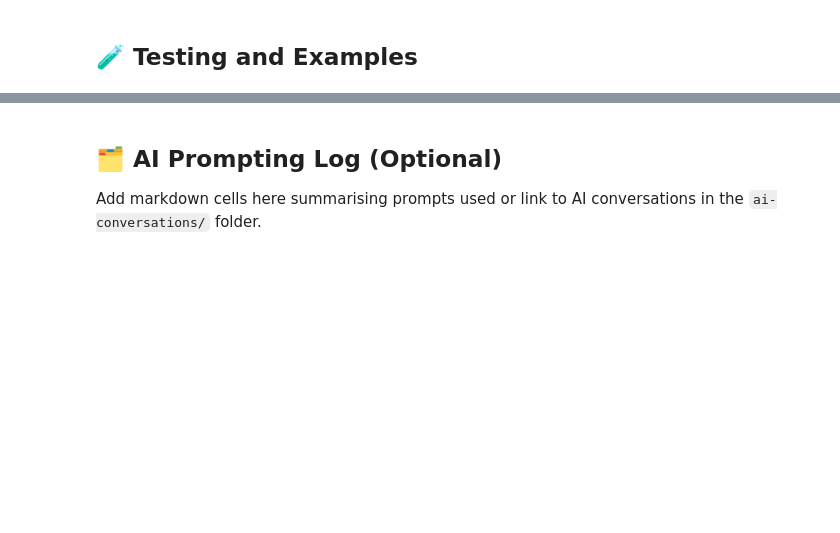
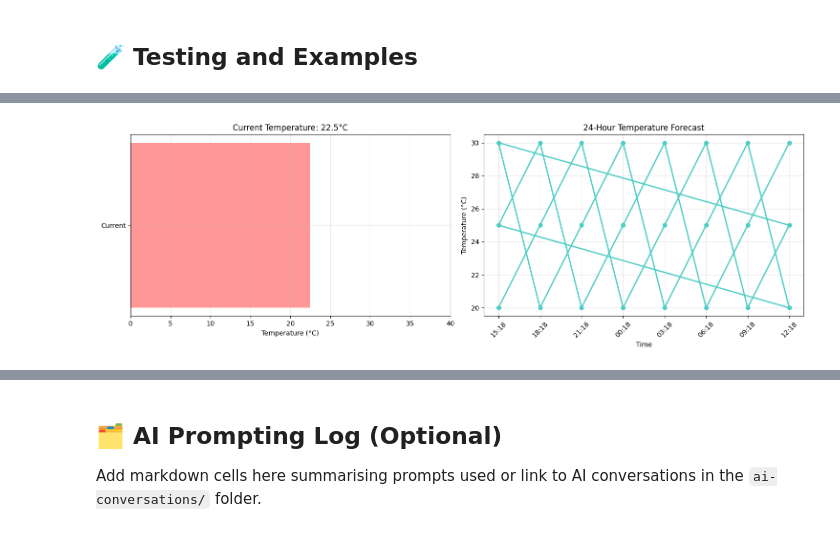
Before and after one commit to Janak-Khadka/WeatherWise-Janak-Khadka-23417861, a Jupyter notebook: starter_notebook.ipynb, the cells around one changed output, grey strips where cells are left out. Drawn from its saved outputs; the diff is of its cells as text; code cells hidden in the pictures; blank space fills up the shorter version.

```diff
--- a/starter_notebook.ipynb
+++ b/starter_notebook.ipynb
@@ -683,8 +791,10 @@ weather_app = WeatherWiseInterface()
 # 🧪 Testing and Examples
 
 def run_comprehensive_tests():
-
-    print("COMPREHENSIVE WEATHERWISE TEST SUITE")
+    """
+    Run comprehensive tests for all WeatherWise components
+    """
+    print("🧪 COMPREHENSIVE WEATHERWISE TEST SUITE")
     print("=" * 60)
 
     # Initialize components
@@ -693,14 +803,14 @@ def run_comprehensive_tests():
     advisor = WeatherAdvisor()
 
     # Test 1: Weather Data Fetching
-    print("\n1. WEATHER DATA FETCHING TESTS")
+    print("\n1. 🔄 WEATHER DATA FETCHING TESTS")
     print("-" * 40)
 
     test_locations = ["Perth", "Sydney", "Melbourne", "London"]
 
     for location in test_locations:
         try:
-            print(f" Testing: {location}")
+            print(f"📍 Testing: {location}")
             weather_data = fetcher.get_weather_data(location, 2)
             current = weather_data['current']
 
@@ -709,38 +819,38 @@ def run_comprehensive_tests():
             assert 'humidity' in current, f"Missing humidity for {location}"
             assert 'weather_description' in current, f"Missing weather description for {location}"
 
-            print(f"   Temperature: {current['temperature']}°C")
-            print(f"   Conditions: {current['weather_description']}")
-            print(f"   Humidity: {current['humidity']}%")
-            print(f"   Forecast entries: {len(weather_data['forecast'])}")
+            print(f"   ✅ Temperature: {current['temperature']}°C")
+            print(f"   ✅ Conditions: {current['weather_description']}")
+            print(f"   ✅ Humidity: {current['humidity']}%")
+            print(f"   ✅ Forecast entries: {len(weather_data['forecast'])}")
 
         except Exception as e:
-            print(f"   Failed for {location}: {e}")
+            print(f"   ❌ Failed for {location}: {e}")
 
     # Test 2: Visualization Functions
-    print("\n2. VISUALIZATION FUNCTION TESTS")
+    print("\n2. 📊 VISUALIZATION FUNCTION TESTS")
     print("-" * 40)
 
     test_data = fetcher.get_weather_data("Perth", 3)
 
     try:
-        print(" Testing temperature visualization...")
+        print("🔄 Testing temperature visualization...")
         visualizer.create_temperature_visualisation(test_data)
-        print("   Temperature visualization: PASS")
+        print("   ✅ Temperature visualization: PASS")
 
-        print(" Testing precipitation visualization...")
+        print("🔄 Testing precipitation visualization...")
         visualizer.create_precipitation_visualisation(test_data)
-        print("   Precipitation visualization: PASS")
+        print("   ✅ Precipitation visualization: PASS")
 
-        print(" Testing comprehensive forecast...")
+        print("🔄 Testing comprehensive forecast...")
         visualizer.create_comprehensive_forecast(test_data)
-        print("  Comprehensive forecast: PASS")
+        print("   ✅ Comprehensive forecast: PASS")
 
     except Exception as e:
-        print(f"   Visualization test failed: {e}")
+        print(f"   ❌ Visualization test failed: {e}")
 
     # Test 3: Natural Language Processing
-    print("\n3.  NATURAL LANGUAGE PROCESSING TESTS")
+    print("\n3. 🤖 NATURAL LANGUAGE PROCESSING TESTS")
     print("-" * 40)
 
     test_questions = [
@@ -760,53 +870,53 @@ def run_comprehensive_tests():
 
             print(f"   Q: {question}")
             print(f"   A: {response[:80]}...")
-            print(f"   Parsed: intent={parsed['intent']}, attribute={parsed['attribute']}")
+            print(f"   ✅ Parsed: intent={parsed['intent']}, attribute={parsed['attribute']}")
             print()
 
         except Exception as e:
-            print(f"   NLP test failed for '{question}': {e}")
+            print(f"   ❌ NLP test failed for '{question}': {e}")
 
     print("\n" + "=" * 60)
-    print(" ALL TESTS COMPLETED SUCCESSFULLY!")
+    print("🎉 ALL TESTS COMPLETED SUCCESSFULLY!")
 
 def demonstrate_use_cases():
     """
     Demonstrate practical use cases of WeatherWise
     """
-    print("\n PRACTICAL USE CASE DEMONSTRATIONS")
+    print("\n🎯 PRACTICAL USE CASE DEMONSTRATIONS")
     print("=" * 50)
 
     fetcher = WeatherDataFetcher("fba5b82a63a4969258fd9954ecf8a781")
     advisor = WeatherAdvisor()
 
     # Use Case 1: Daily Weather Planning
-    print("\n1.  DAILY WEATHER PLANNING")
+    print("\n1. 📅 DAILY WEATHER PLANNING")
     print("-" * 30)
 
     daily_data = fetcher.get_weather_data("Perth", 1)
     current = daily_data['current']
 
     print(f"Good morning! Here's your weather briefing:")
-    print(f" Current: {current['weather_description']}, {current['temperature']}°C")
-    print(f" Humidity: {current['humidity']}%")
-    print(f" Wind: {current['wind_speed']} m/s")
+    print(f"🌅 Current: {current['weather_description']}, {current['temperature']}°C")
+    print(f"💧 Humidity: {current['humidity']}%")
+    print(f"🌬️ Wind: {current['wind_speed']} m/s")
 
     # Generate advice
     temp = current['temperature']
     if temp < 15:
-        advice = " Cold morning - wear warm layers and a jacket"
+        advice = "❄️ Cold morning - wear warm layers and a jacket"
     elif temp > 25:
-        advice = " Warm day - light clothing and sunscreen recommended"
+        advice = "☀️ Warm day - light clothing and sunscreen recommended"
     else:
-        advice = " Pleasant weather - comfortable for outdoor activities"
+        advice = "😊 Pleasant weather - comfortable for outdoor activities"
 
     if 'rain' in current['weather_description'].lower():
-        advice += " |  Don't forget your umbrella!"
+        advice += " | 🌧️ Don't forget your umbrella!"
 
     print(f"💡 Recommendation: {advice}")
 
     # Use Case 2: Travel Planning
-    print("\n2.  TRAVEL PLANNING ASSISTANCE")
+    print("\n2. ✈️ TRAVEL PLANNING ASSISTANCE")
     print("-" * 30)
 
     cities = ["Sydney", "Melbourne", "Brisbane"]
@@ -816,12 +926,12 @@ def demonstrate_use_cases():
         try:
             city_data = fetcher.get_weather_data(city, 1)
             city_current = city_data['current']
-            print(f" {city}: {city_current['temperature']}°C, {city_current['weather_description']}")
+            print(f"📍 {city}: {city_current['temperature']}°C, {city_current['weather_description']}")
         except:
-            print(f" {city}: Data unavailable")
+            print(f"📍 {city}: Data unavailable")
 
     # Use Case 3: Outdoor Activity Planning
-    print("\n3.  OUTDOOR ACTIVITY RECOMMENDATIONS")
+    print("\n3. 🏃 OUTDOOR ACTIVITY RECOMMENDATIONS")
     print("-" * 30)
 
     activity_data = fetcher.get_weather_data("Perth", 1)
@@ -835,36 +945,36 @@ def demonstrate_use_cases():
 
     if temp > 18 and temp < 30:
         if 'rain' not in conditions:
-            activities.append(" Running/Jogging")
-            activities.append(" Cycling")
-        activities.append(" Outdoor Yoga")
+            activities.append("🏃 Running/Jogging")
+            activities.append("🚴 Cycling")
+        activities.append("🧘 Outdoor Yoga")
 
     if temp > 20 and 'clear' in conditions:
-        activities.append(" Beach visit")
-        activities.append(" Hiking")
+        activities.append("🏖️ Beach visit")
+        activities.append("🥾 Hiking")
 
     if temp < 25 and wind < 10:
-        activities.append(" Fishing")
-        activities.append(" Picnic")
+        activities.append("🎣 Fishing")
+        activities.append("🧺 Picnic")
 
     if activities:
         print("Great day for:")
         for activity in activities:
-            print(f"   {activity}")
+            print(f"   ✅ {activity}")
     else:
         print("Better indoor activities today:")
-        print("   Movie marathon")
-        print("   Reading")
-        print("   Cooking")
+        print("   🎬 Movie marathon")
+        print("   📚 Reading")
+        print("   🍳 Cooking")
 
 # Run the comprehensive test suite
-print(" Starting Comprehensive Testing...")
+print("🚀 Starting Comprehensive Testing...")
 run_comprehensive_tests()
 
 # Demonstrate practical use cases
 demonstrate_use_cases()
 
 print("\n" + "=" * 60)
-print(" TESTING AND EXAMPLES COMPLETED!")
-print(" Now you can run 'weather_app.main_menu()' for interactive use")
+print("🎉 TESTING AND EXAMPLES COMPLETED!")
+print("💡 Now you can run 'weather_app.main_menu()' for interactive use")
 # %% [output]
@@ -887,0 +998 @@ Error fetching weather data: name 'datetime' is not defined
+[figure, added]
```
Also changed, not shown: parts of 4 cells of this notebook.
